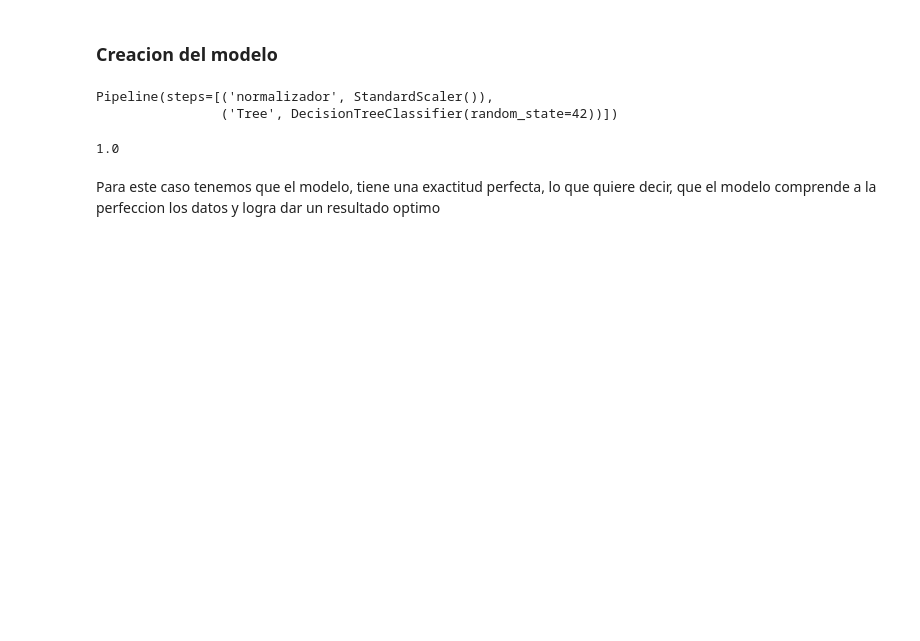
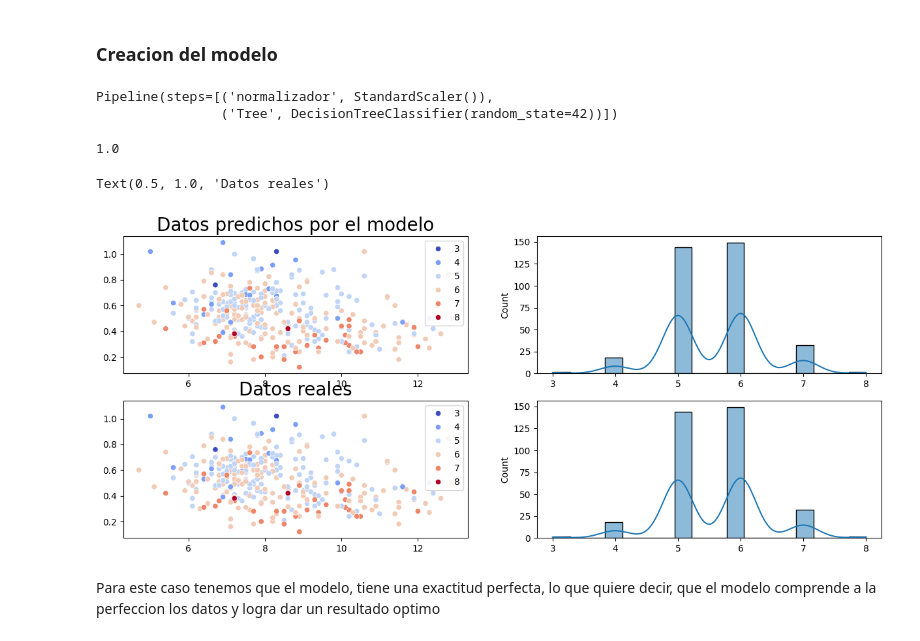
Before and after one commit to SolracArt23/Desicion_tree_UNAD, a Jupyter notebook: Red_Wine_EDA.ipynb, the cells around one changed output. Saved outputs shown, nothing was run; the diff lists cells and outputs as text; code cells hidden in the pictures; blank space fills up the shorter version.

```diff
--- a/Red_Wine_EDA.ipynb
+++ b/Red_Wine_EDA.ipynb
@@ -458,5 +458,18 @@ y_pred=model.predict(x_test)
 f1_score(y_pred=y_pred,y_true=y_test,average='weighted')
 # %% [output]
 1.0
+# %%
+fig,ax = plt.subplots(2,2,figsize=(15,6))
+
+sns.scatterplot(x=x_test.T[0],y=x_test.T[1],hue=y_pred,palette='coolwarm',ax=ax[0,0])
+sns.histplot(y_pred,ax=ax[0,1],kde=True)
+ax[0,0].set_title('Datos predichos por el modelo',fontsize=20)
+
+sns.scatterplot(x=x_test.T[0],y=x_test.T[1],hue=y_test,palette='coolwarm',ax=ax[1,0])
+sns.histplot(y_test,ax=ax[1,1],kde=True)
+ax[1,0].set_title('Datos reales',fontsize=20)
+# %% [output]
+Text(0.5, 1.0, 'Datos reales')
+[figure, added]
 # %% [markdown]
 Para este caso tenemos que el modelo, tiene una exactitud perfecta, lo que quiere decir, que el modelo comprende a la perfeccion los datos y logra dar un resultado optimo
```
Also changed, not shown: parts of 1 cell of this notebook, 1 other file.
